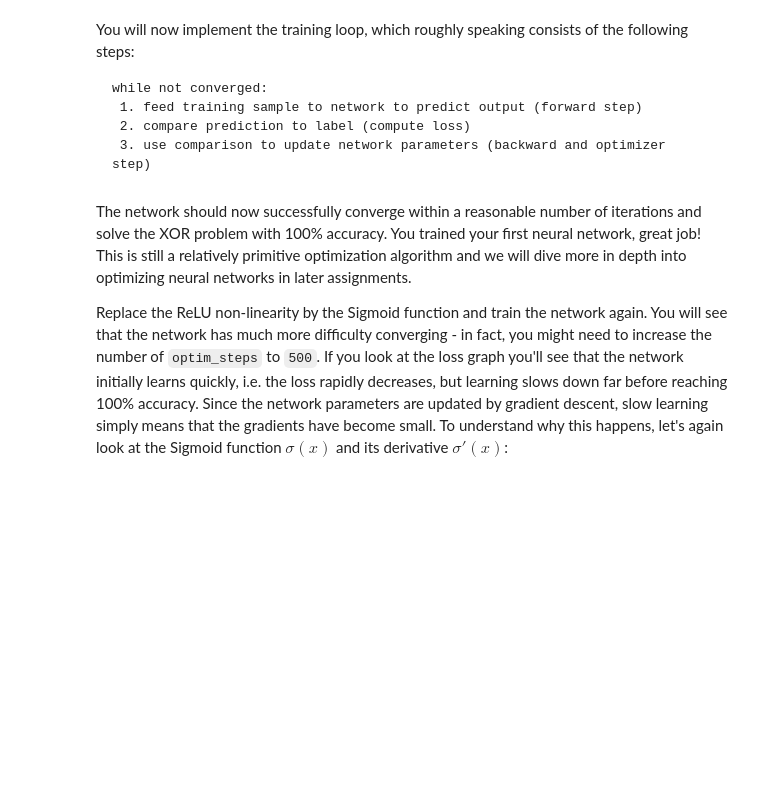
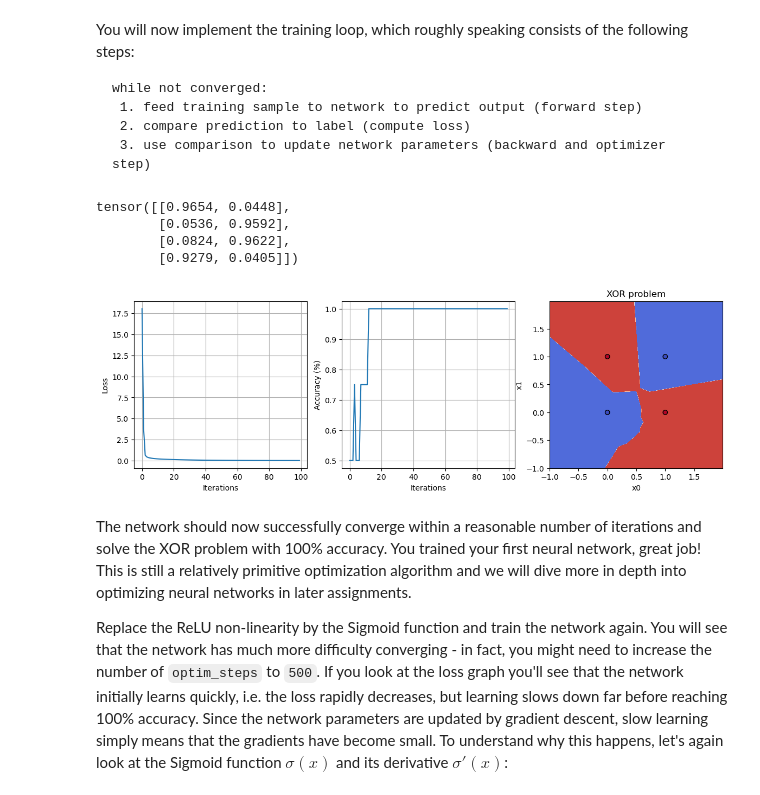
Before and after one commit to givani30/CS4240_DeepLearning, a Jupyter notebook: Assignment_2.ipynb, the cells around one changed output. Drawn from its saved outputs; the diff is of its cells as text; code cells hidden in the pictures; blank space fills up the shorter version.

```diff
--- a/Assignment_2.ipynb
+++ b/Assignment_2.ipynb
@@ -740,7 +775,7 @@ def MSELoss(y_true, y_pred):
     #             TODO: Implement the gradient dL/dy_hat                   #
     ########################################################################
 
-    pass
+    grad=2*(y_pred-y_true)
 
     ########################################################################
     #                          END OF YOUR CODE                            #
@@ -783,8 +818,8 @@ for i in range(optim_steps):
     #    TODO: Calculate MSE loss between prediction and labels (y_xor)    #
     #                         and append to list.                          #
     ########################################################################
-
-    pass
+    loss,grad=MSELoss(y_xor,y_pred)
+    losses.append(loss)
 
     ########################################################################
     #                          END OF YOUR CODE                            #
@@ -794,36 +829,43 @@ for i in range(optim_steps):
     #            TODO: Perform backward pass and optimizer step.           #
     ########################################################################
 
-    pass
+    net.backward(grad)
+    net.optimizer_step(learning_rate)
 
     ########################################################################
     #                          END OF YOUR CODE                            #
     ########################################################################
 
     # Calculate accuracy of prediction
     correct = torch.argmax(y_pred, axis=1) == torch.argmax(y_xor, axis=1)
     accs.append(torch.sum(correct)/len(y_pred))
 
 # Print prediction
 print(y_pred)
 
 # Plot loss and accuracy
 plt.figure(figsize=(14,4))
 plt.subplot(1,3,1)
 plt.xlabel('Iterations')
 plt.ylabel('Loss')
 plt.plot(losses)
 plt.grid()
 
 plt.subplot(1,3,2)
 plt.xlabel('Iterations')
 plt.ylabel('Accuracy (%)')
 plt.plot(accs)
 plt.grid()
 
 # Show decision boundary
 plt.subplot(1,3,3)
 plot(x_xor, y_xor, net)
+# %% [output]
+tensor([[0.9654, 0.0448],
+        [0.0536, 0.9592],
+        [0.0824, 0.9622],
+        [0.9279, 0.0405]])
+[figure, added]
 # %% [markdown]
 The network should now successfully converge within a reasonable number of iterations and solve the XOR problem with 100% accuracy. You trained your first neural network, great job! This is still a relatively primitive optimization algorithm and we will dive more in depth into optimizing neural networks in later assignments.
 
```
Also changed, not shown: parts of 14 cells of this notebook.
